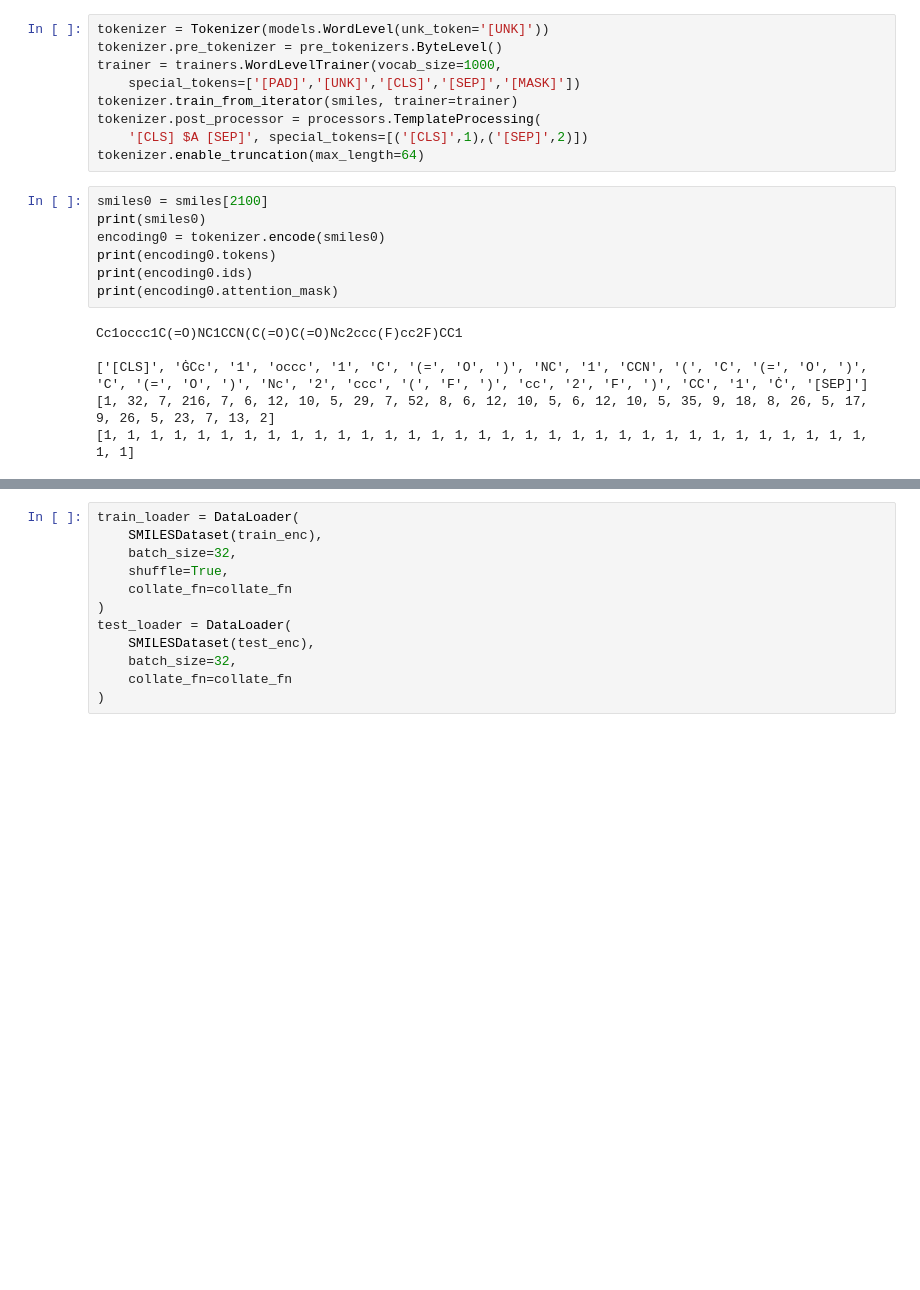
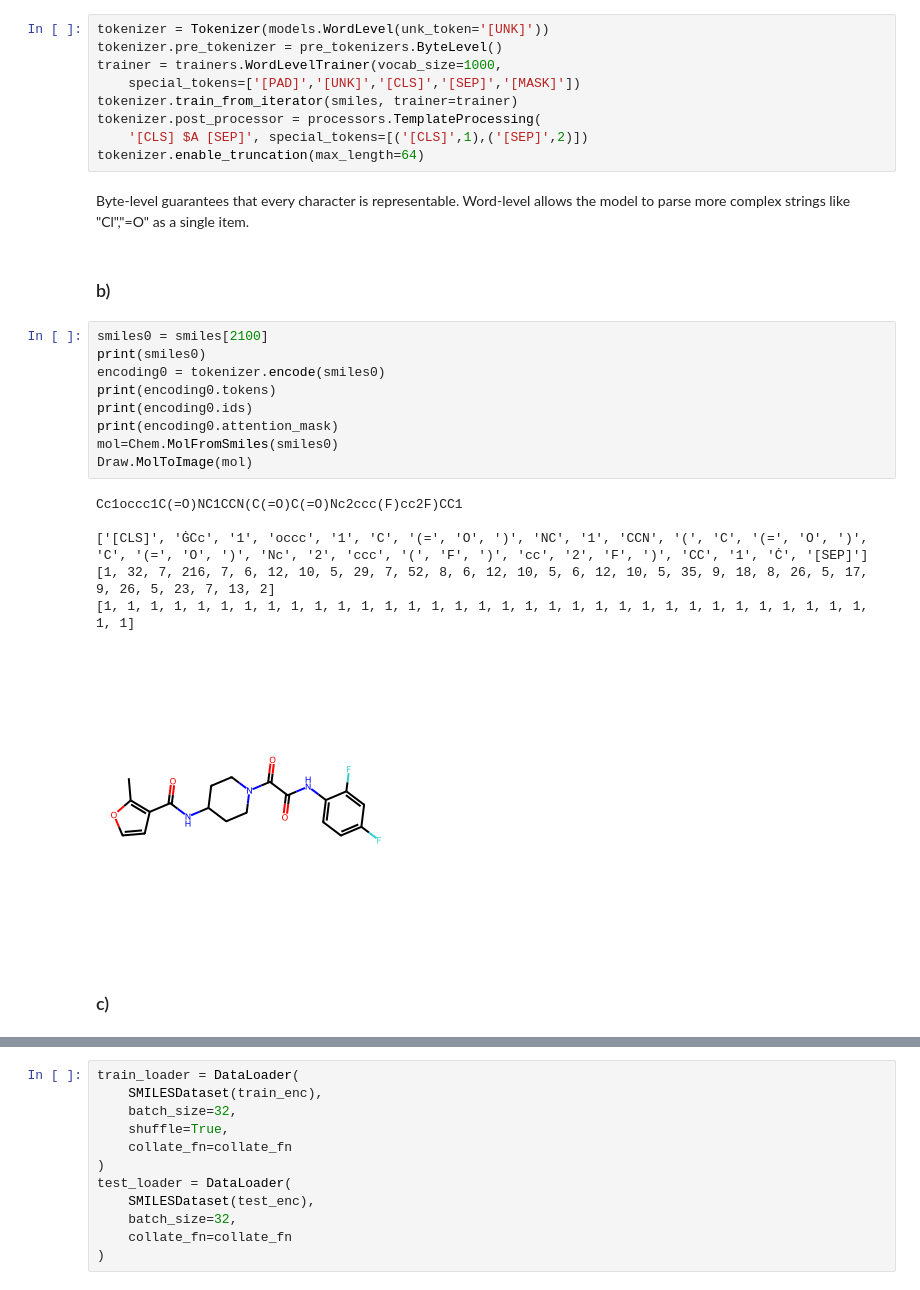
Before and after one commit to connorblake1/CHEM313, a Jupyter notebook: extraassignment/extra_assignment.ipynb, the cells around one changed output, grey strips where cells are left out. Drawn from its saved outputs; the diff is of its cells as text; blank space fills up the shorter version.

```diff
--- a/extraassignment/extra_assignment.ipynb
+++ b/extraassignment/extra_assignment.ipynb
@@ -26,18 +227,27 @@ tokenizer.train_from_iterator(smiles, trainer=trainer)
 tokenizer.post_processor = processors.TemplateProcessing(
     '[CLS] $A [SEP]', special_tokens=[('[CLS]',1),('[SEP]',2)])
 tokenizer.enable_truncation(max_length=64)
+# %% [markdown]
+Byte-level guarantees that every character is representable. Word-level allows the model to parse more complex strings like "Cl","=O" as a single item.
+# %% [markdown]
+### b)
 # %%
 smiles0 = smiles[2100]
 print(smiles0)
 encoding0 = tokenizer.encode(smiles0)
 print(encoding0.tokens)
 print(encoding0.ids)
 print(encoding0.attention_mask)
+mol=Chem.MolFromSmiles(smiles0)
+Draw.MolToImage(mol)
 # %% [output]
 Cc1occc1C(=O)NC1CCN(C(=O)C(=O)Nc2ccc(F)cc2F)CC1
 
 ['[CLS]', 'ĠCc', '1', 'occc', '1', 'C', '(=', 'O', ')', 'NC', '1', 'CCN', '(', 'C', '(=', 'O', ')', 'C', '(=', 'O', ')', 'Nc', '2', 'ccc', '(', 'F', ')', 'cc', '2', 'F', ')', 'CC', '1', 'Ċ', '[SEP]']
 [1, 32, 7, 216, 7, 6, 12, 10, 5, 29, 7, 52, 8, 6, 12, 10, 5, 6, 12, 10, 5, 35, 9, 18, 8, 26, 5, 17, 9, 26, 5, 23, 7, 13, 2]
 [1, 1, 1, 1, 1, 1, 1, 1, 1, 1, 1, 1, 1, 1, 1, 1, 1, 1, 1, 1, 1, 1, 1, 1, 1, 1, 1, 1, 1, 1, 1, 1, 1, 1, 1]
+[figure, added]
+# %% [markdown]
+### c)
 # %%
 enc = {'input_ids':[], 'attention_mask':[]}
```
Also changed, not shown: parts of 26 cells of this notebook, 1 other file.
